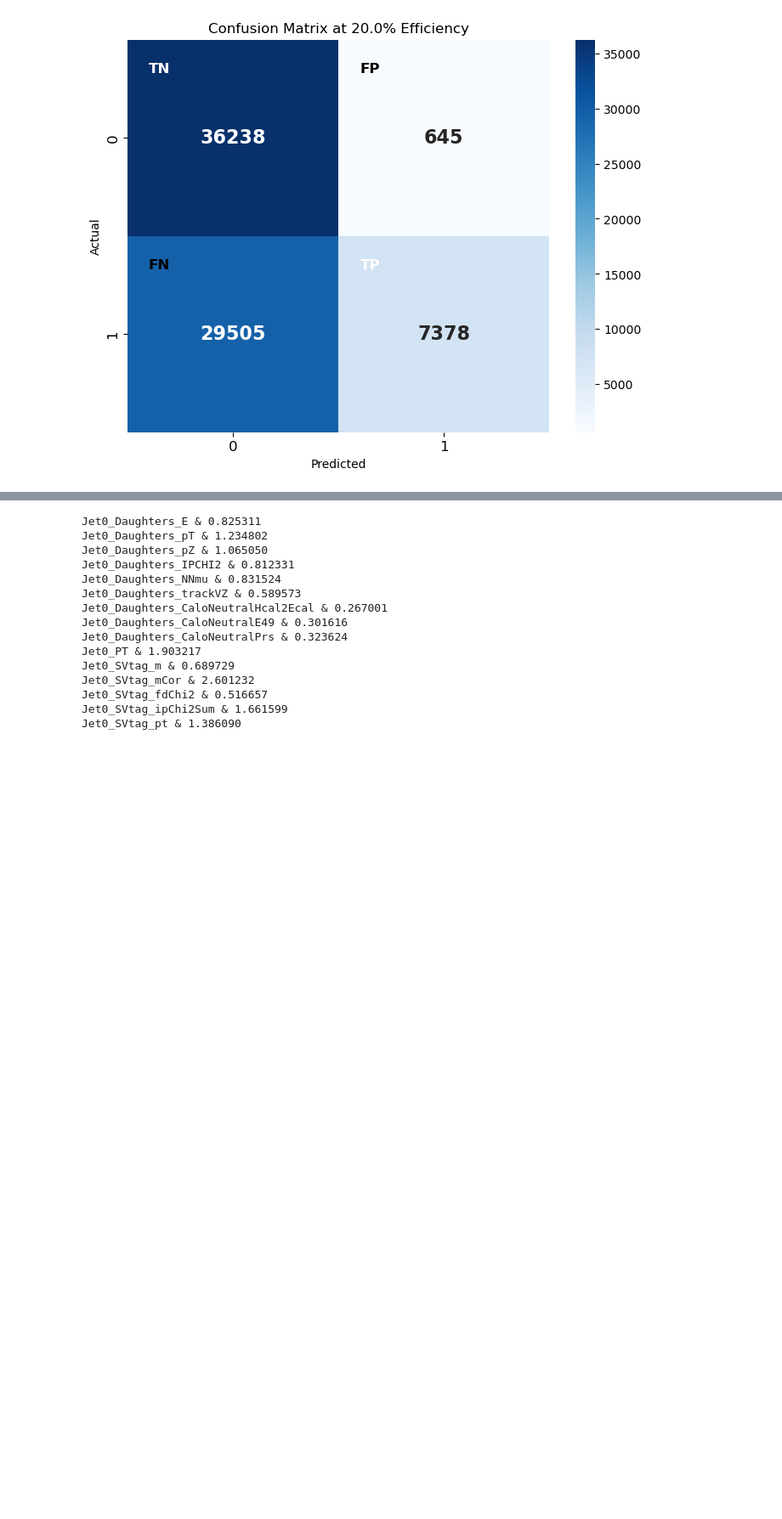
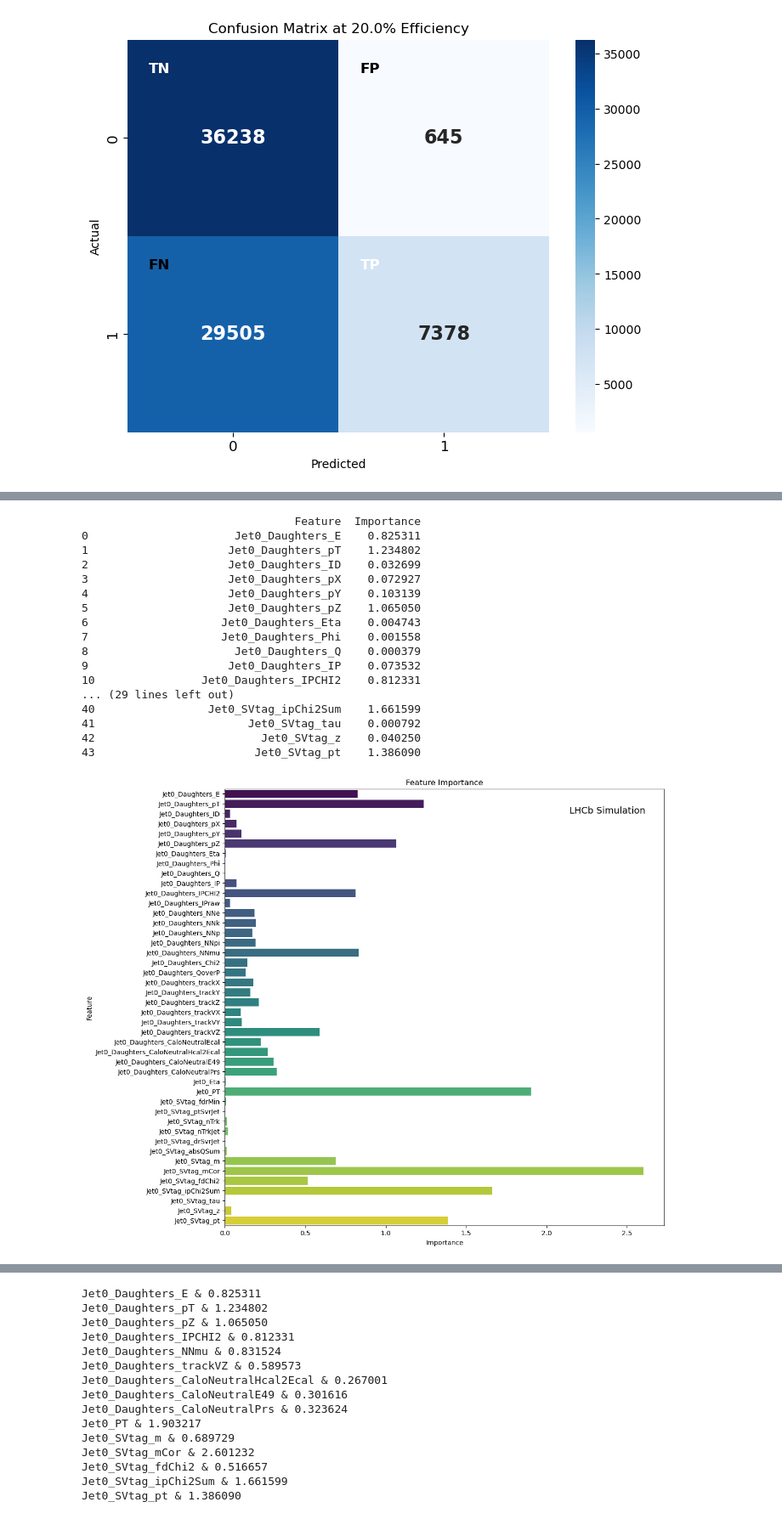
Before and after one commit to gpesticci/Jet-GNN, a Jupyter notebook: cGNN.ipynb, the cells around one changed output, grey strips where cells are left out. Shown at 85% size. Drawn from its saved outputs; the diff is of its cells as text; code cells hidden in the pictures; blank space fills up the shorter version.

```diff
--- a/cGNN.ipynb
+++ b/cGNN.ipynb
@@ -564,31 +575,50 @@ data = next(iter(test_loader))
 x, edge_index, batch = data.x, data.edge_index, data.batch
 
 G = nx.Graph()
 edges = list(zip(edge_index[0].numpy(), edge_index[1].numpy()))
 G.add_edges_from(edges)
 
 feature_importances = np.zeros(x.size(1))
 
 for feature_idx in range(x.size(1)):
     x_perturbed = x.clone()
     x_perturbed[:, feature_idx] = 0
 
     # Predict with original features
     with torch.no_grad():
         orig_pred = model(x, edge_index, batch)
         perturbed_pred = model(x_perturbed, edge_index, batch)
 
     # Compute importance - difference in predictions
     importance = torch.mean(torch.abs(orig_pred - perturbed_pred))
     feature_importances[feature_idx] = importance
 
 importance_df = pd.DataFrame({'Feature': feature_cols, 'Importance': feature_importances})
 print(importance_df)
 
 plt.figure(figsize=(12, 12))
 sns.barplot(x='Importance', y='Feature', data=importance_df, palette='viridis', hue='Feature', dodge=False)
-plt.text(0.85, 0.90, "LHCb Simulation", fontsize=14, transform=plt.gca().transAxes, verticalalignment='center', horizontalalignment='center')
+plt.text(0.87, 0.95, "LHCb Simulation", fontsize=14, transform=plt.gca().transAxes, verticalalignment='center', horizontalalignment='center')
 plt.title('Feature Importance')
 plt.xlabel('Importance')
 plt.ylabel('Feature')
 plt.show()
+# %% [output]
+                                Feature  Importance
+0                      Jet0_Daughters_E    0.825311
+1                     Jet0_Daughters_pT    1.234802
+2                     Jet0_Daughters_ID    0.032699
+3                     Jet0_Daughters_pX    0.072927
+4                     Jet0_Daughters_pY    0.103139
+5                     Jet0_Daughters_pZ    1.065050
+6                    Jet0_Daughters_Eta    0.004743
+7                    Jet0_Daughters_Phi    0.001558
+8                      Jet0_Daughters_Q    0.000379
+9                     Jet0_Daughters_IP    0.073532
+10                Jet0_Daughters_IPCHI2    0.812331
+... (29 lines left out)
+40                 Jet0_SVtag_ipChi2Sum    1.661599
+41                       Jet0_SVtag_tau    0.000792
+42                         Jet0_SVtag_z    0.040250
+43                        Jet0_SVtag_pt    1.386090
+[figure, added]
```
Also changed, not shown: parts of 13 cells of this notebook.
